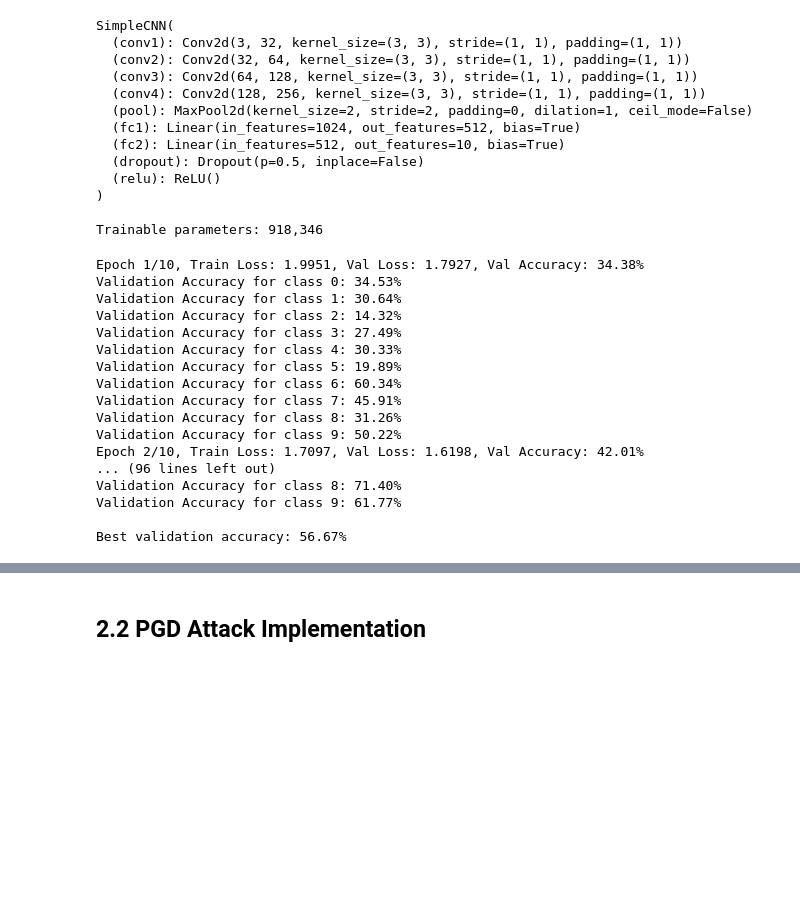
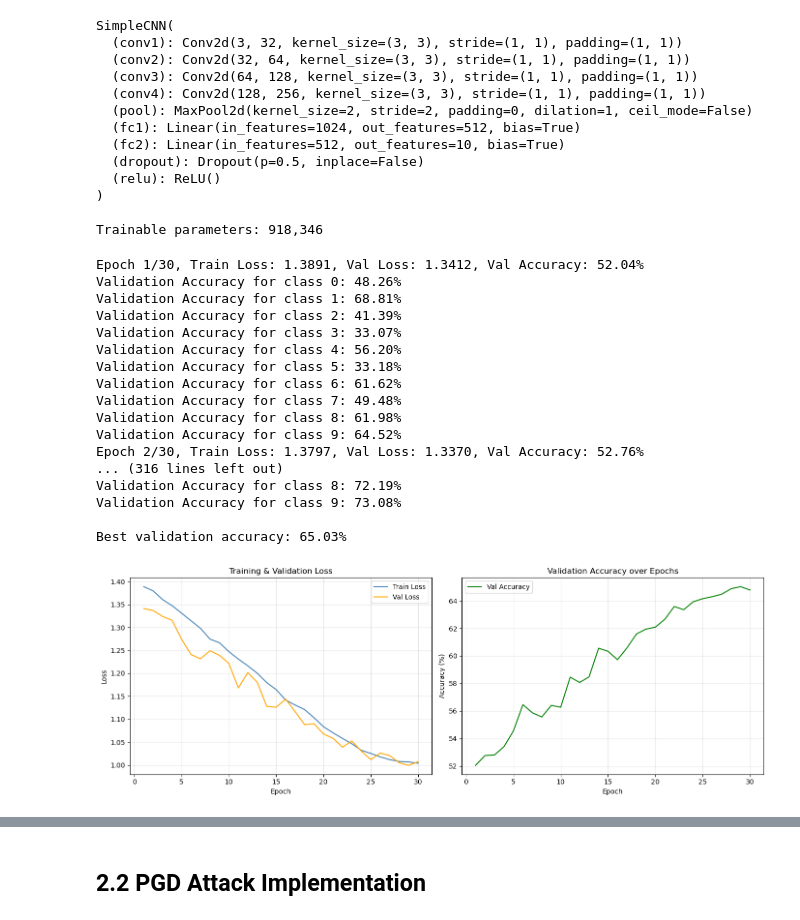
Before and after one commit to ANKOI12/INF6422E---Advanced-Concepts-in-Computer-Security, a Jupyter notebook: Lab 2/Notebook - Lab 2 - INF6422E - 2487137 - 2421549.ipynb, the cells around one changed output, grey strips where cells are left out. Cells and saved outputs as stored; diff of their text form; code cells hidden in the pictures; blank space fills up the shorter version.

```diff
--- a/Lab 2/Notebook - Lab 2 - INF6422E - 2487137 - 2421549.ipynb
+++ b/Lab 2/Notebook - Lab 2 - INF6422E - 2487137 - 2421549.ipynb
@@ -149,7 +161,7 @@ criterion = nn.CrossEntropyLoss()
 optimizer = optim.Adam(model.parameters(), lr=0.001)
 
 # Training loop
-num_epochs = 10
+num_epochs = 30
 scheduler  = optim.lr_scheduler.CosineAnnealingLR(optimizer, T_max=num_epochs)
 
 train_losses = []
@@ -218,21 +230,41 @@ for epoch in range(num_epochs):
 
 print(f"\nBest validation accuracy: {best_val_acc:.2f}%")
 # %% [output]
-Epoch 1/10, Train Loss: 1.9951, Val Loss: 1.7927, Val Accuracy: 34.38%
-Validation Accuracy for class 0: 34.53%
-Validation Accuracy for class 1: 30.64%
-Validation Accuracy for class 2: 14.32%
-Validation Accuracy for class 3: 27.49%
-Validation Accuracy for class 4: 30.33%
-Validation Accuracy for class 5: 19.89%
-Validation Accuracy for class 6: 60.34%
-Validation Accuracy for class 7: 45.91%
-Validation Accuracy for class 8: 31.26%
-Validation Accuracy for class 9: 50.22%
-Epoch 2/10, Train Loss: 1.7097, Val Loss: 1.6198, Val Accuracy: 42.01%
-... (96 lines left out)
-Validation Accuracy for class 8: 71.40%
-Validation Accuracy for class 9: 61.77%
+Epoch 1/30, Train Loss: 1.3891, Val Loss: 1.3412, Val Accuracy: 52.04%
+Validation Accuracy for class 0: 48.26%
+Validation Accuracy for class 1: 68.81%
+Validation Accuracy for class 2: 41.39%
+Validation Accuracy for class 3: 33.07%
+Validation Accuracy for class 4: 56.20%
+Validation Accuracy for class 5: 33.18%
+Validation Accuracy for class 6: 61.62%
+Validation Accuracy for class 7: 49.48%
+Validation Accuracy for class 8: 61.98%
+Validation Accuracy for class 9: 64.52%
+Epoch 2/30, Train Loss: 1.3797, Val Loss: 1.3370, Val Accuracy: 52.76%
+... (316 lines left out)
+Validation Accuracy for class 8: 72.19%
+Validation Accuracy for class 9: 73.08%
 
-Best validation accuracy: 56.67%
+Best validation accuracy: 65.03%
+# %%
+epochs_range = range(1, num_epochs + 1)
+fig, axes = plt.subplots(1, 2, figsize=(14, 5))
+
+axes[0].plot(epochs_range, train_losses, label='Train Loss', color='steelblue')
+axes[0].plot(epochs_range, val_losses,   label='Val Loss',   color='orange')
+axes[0].set_xlabel('Epoch'); axes[0].set_ylabel('Loss')
+axes[0].set_title('Training & Validation Loss')
+axes[0].legend(); axes[0].grid(True, alpha=0.3)
+
+axes[1].plot(epochs_range, val_accuracies, label='Val Accuracy', color='green')
+axes[1].set_xlabel('Epoch'); axes[1].set_ylabel('Accuracy (%)')
+axes[1].set_title('Validation Accuracy over Epochs')
+axes[1].legend(); axes[1].grid(True, alpha=0.3)
+
+plt.tight_layout()
+plt.savefig('training_curves.png', dpi=150)
+plt.show()
+# %% [output]
+[figure, added]
 # %%
```
Also changed, not shown: parts of 19 cells of this notebook.
